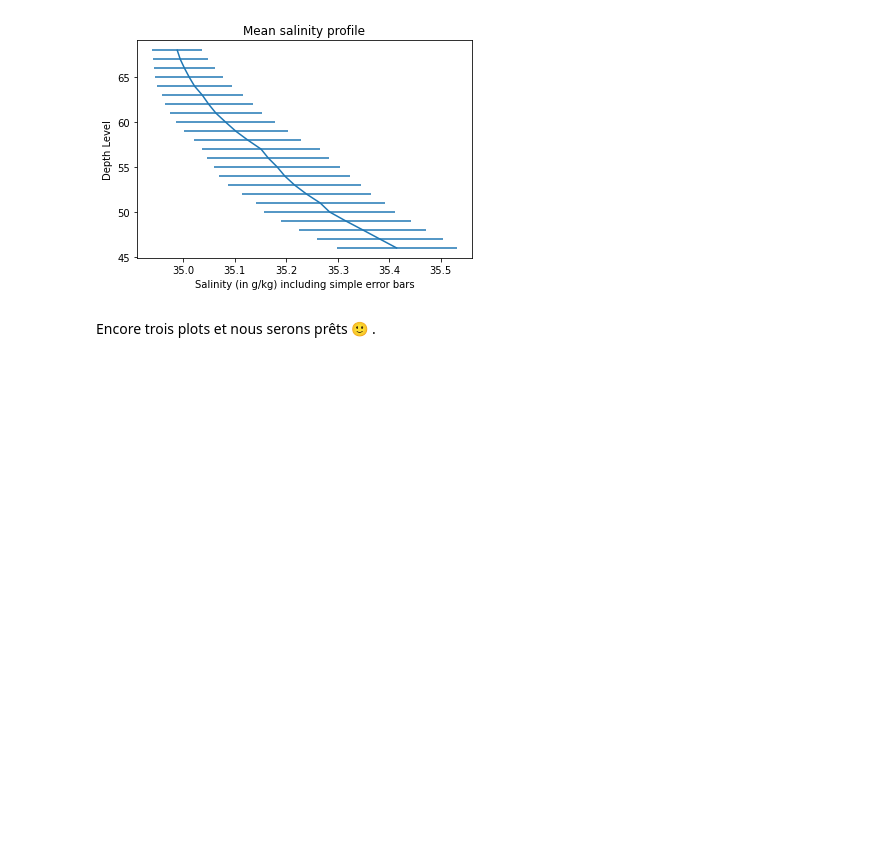
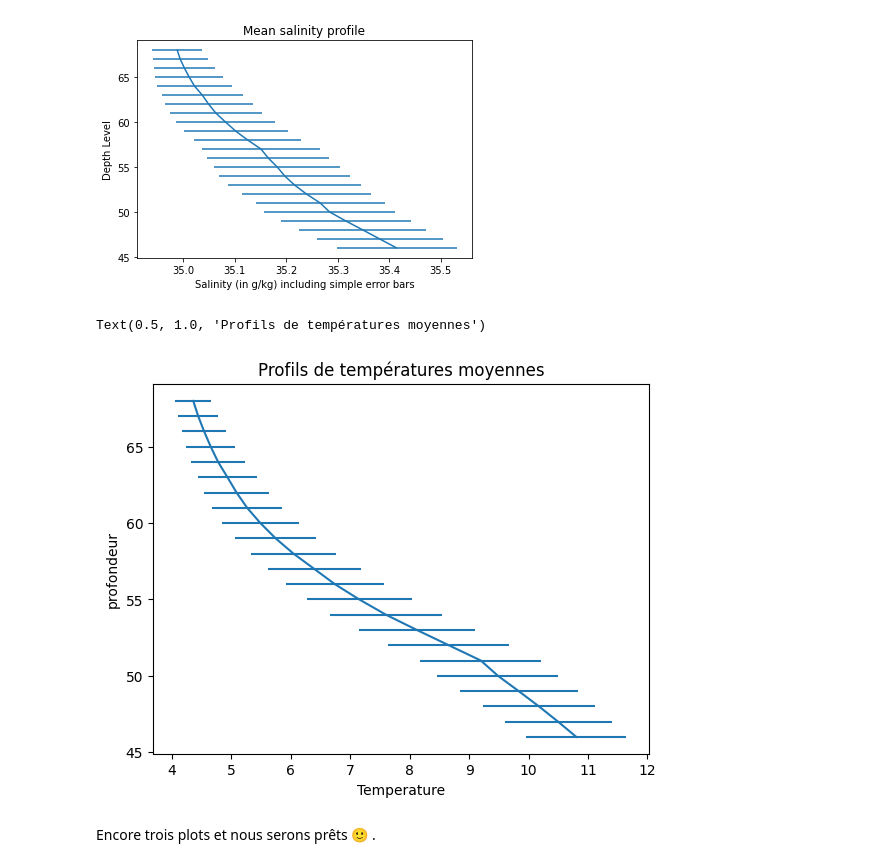
Before and after one commit to keepGuessingGrl/2024_Geoinformatique_I, a Jupyter notebook: Copy_of_S4_IP_exercice.ipynb, the cells around one changed output. Cells and saved outputs as stored; diff of their text form; code cells hidden in the pictures; blank space fills up the shorter version.

```diff
--- a/Copy_of_S4_IP_exercice.ipynb
+++ b/Copy_of_S4_IP_exercice.ipynb
@@ -78,7 +78,7 @@ for file in files:
 # %% [markdown]
 Ensuite, chargez les fichiers sous forme de tableaux `numpy`, par exemple en utilisant la compréhension de liste
 # %%
-levels, S, T, lon, lat, date, P = [np.load(files[i]) for i in range(len(files))]
+date, T, levels, lat, P, lon, S = [np.load(files[i]) for i in range(len(files))]
 # %%
 #@title Code à compléter (au besoin)
 ___,___,___,___,___,___,___ = [np.___(___[___]) for ___ in range(___)]
@@ -276,10 +278,13 @@ Astuce 2 : Vous devriez obtenir des graphiques similaires à celui ci-dessous
 # %% [markdown]
 ![Salinity_mean.png](embedded-picture-1)
 # %%
-plt.errorbar(___,___,xerr=___)
-plt.xlabel(___)
-plt.ylabel(___)
-plt.title(___)
+plt.errorbar(mean_T,levels,xerr=std_T)
+plt.xlabel("Temperature")
+plt.ylabel("profondeur")
+plt.title("Profils de températures moyennes")
+# %% [output]
+Text(0.5, 1.0, 'Profils de températures moyennes')
+[figure, added]
 # %% [markdown]
 Encore trois plots et nous serons prêts 🙂 .
 # %% [markdown]
```
Also changed, not shown: parts of 8 cells of this notebook.
